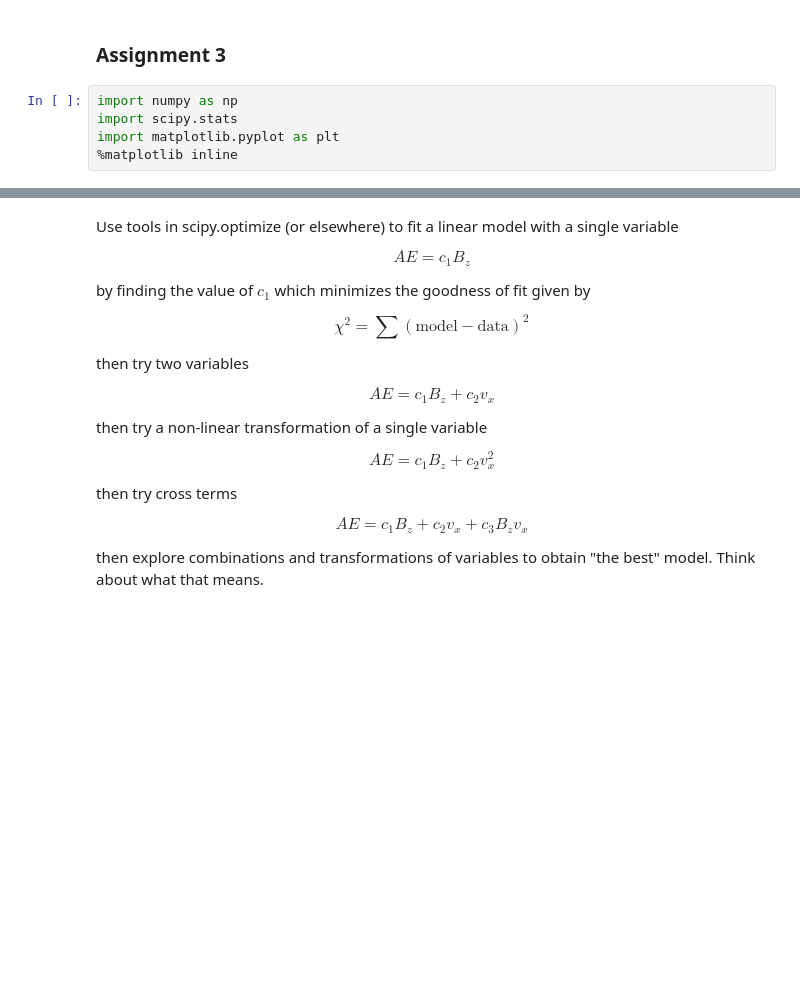
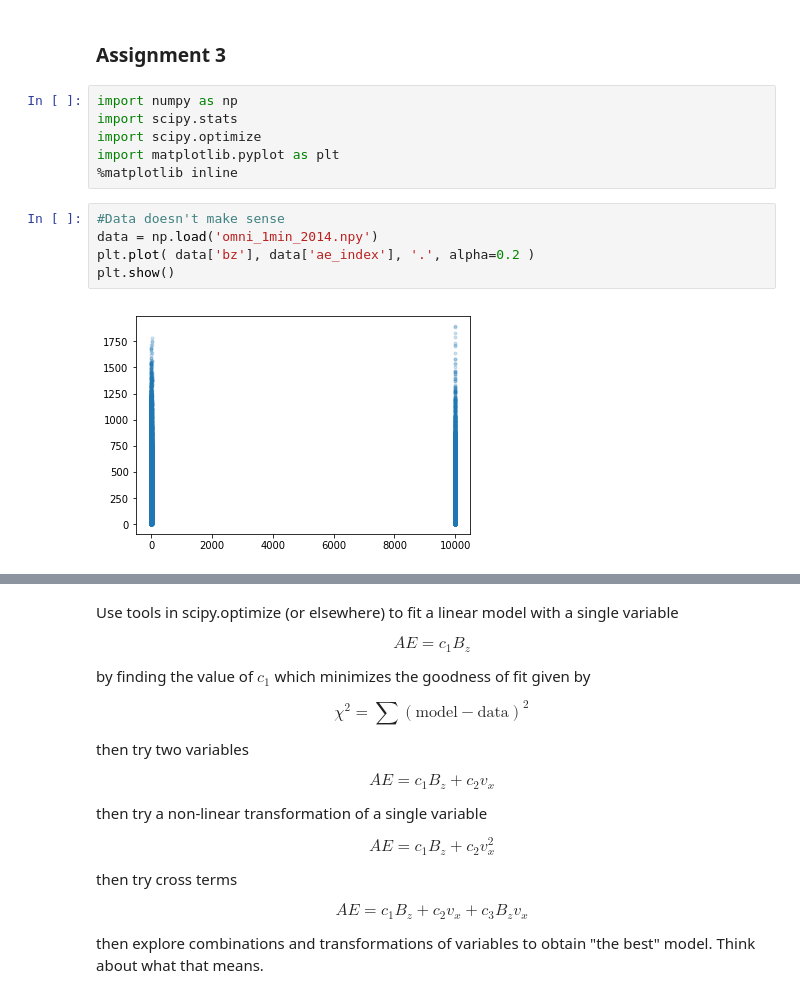
Before and after one commit to AlexanderHickey/PHYS581, a Jupyter notebook: Assignment 3/Assignment 3.ipynb, the cells around one changed output, grey strips where cells are left out. Drawn from its saved outputs; the diff is of its cells as text; blank space fills up the shorter version.

```diff
--- a/Assignment 3/Assignment 3.ipynb
+++ b/Assignment 3/Assignment 3.ipynb
@@ -3,5 +3,13 @@
 # %%
 import numpy as np
 import scipy.stats
+import scipy.optimize
 import matplotlib.pyplot as plt
 %matplotlib inline
+# %%
+#Data doesn't make sense
+data = np.load('omni_1min_2014.npy')
+plt.plot( data['bz'], data['ae_index'], '.', alpha=0.2 )
+plt.show()
+# %% [output]
+[figure, added]
```
Also changed, not shown: parts of 4 cells of this notebook.
